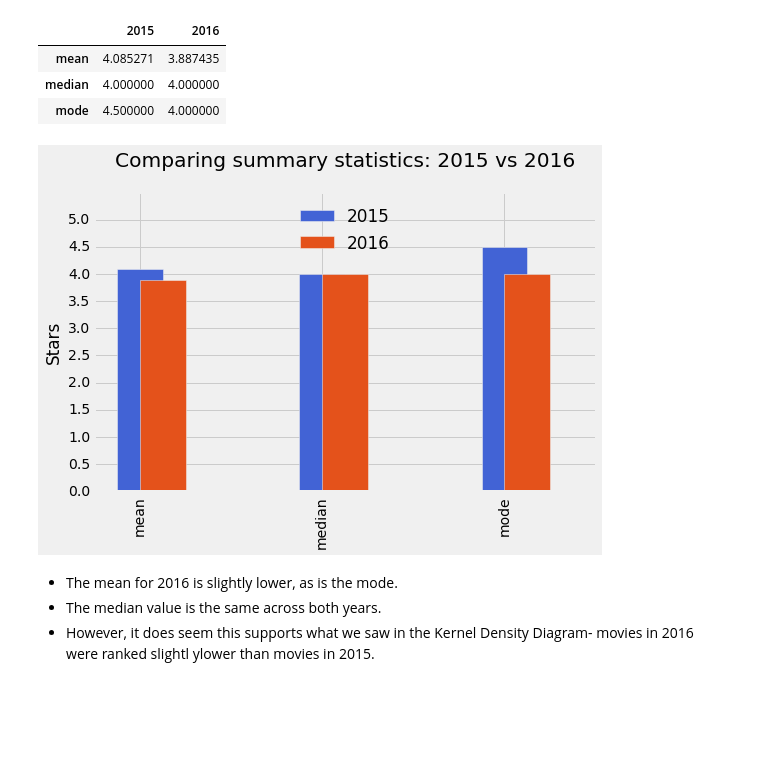
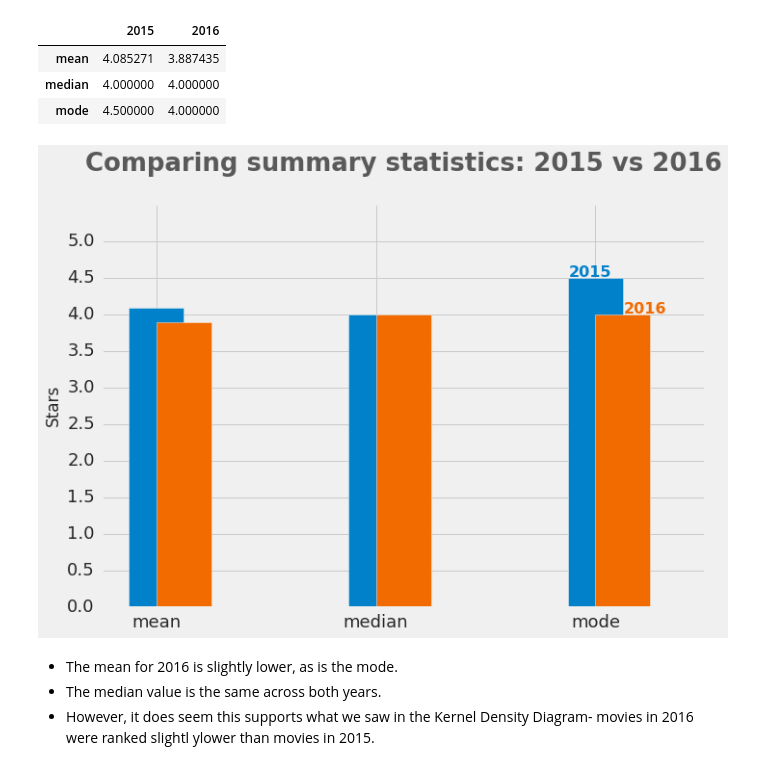
Before and after one commit to fcdiomede/Dataquest_Projects, a Jupyter notebook: Project_13/Fandango_Ratings_GP.ipynb, the cells around one changed output. Cells and saved outputs as stored; diff of their text form; code cells hidden in the pictures; blank space fills up the shorter version.

```diff
--- a/Project_13/Fandango_Ratings_GP.ipynb
+++ b/Project_13/Fandango_Ratings_GP.ipynb
@@ -159,14 +159,20 @@ import matplotlib.pyplot as plt
 from numpy import arange
 %matplotlib inline
 
+blue = (0/225, 114/225, 178/225)
+vermillion = (213/225, 94/225, 0/225)
+
 plt.style.use('fivethirtyeight')
-fandango_only_2015['Fandango_Stars'].plot.kde(label = '2015', legend = True, figsize = (8,5.5))
-fandango_only_2016['fandango'].plot.kde(label = '2016', legend = True)
+fandango_only_2015['Fandango_Stars'].plot.kde(label = '2015', color = blue, figsize = (10,7))
+fandango_only_2016['fandango'].plot.kde(label = '2016', color = vermillion)
 
-plt.title("Comparing distribution shapes for Fandango's ratings\n(2015 vs 2016)",
-          y = 1.07) #
+plt.title("Comparing distribution shapes for Fandango's ratings",
+          y = 1.07, fontsize = 26, weight = 'bold', alpha = .75 )
 plt.xlabel('Rating Values')
 plt.xlim(0,5)
 plt.xticks(arange(0,5.1,.5))
+plt.tick_params(axis = 'both', labelsize = 18)
+plt.text(x=4.03, y=.9, s = '2016', color= vermillion, weight='bold', rotation=-79, fontsize=16)
+plt.text(x=4.55, y=.75, s = '2015', color= blue, weight='bold', rotation=-78, fontsize=16)
 plt.show()
 # %% [output]
@@ -244,17 +250,20 @@ summary
 | mode | 4.500000 | 4.000000 |
 # %%
 plt.style.use('fivethirtyeight')
-summary['2015'].plot.bar(align= 'center', color = '#4263D5', label = '2015', width = .25)
-summary['2016'].plot.bar(align = 'edge', color = '#E4521B', label = '2016', width = .25, figsize = (8,5))
+summary['2015'].plot.bar(align= 'center', color = blue, label = '2015', width = .25, rot = 0)
+summary['2016'].plot.bar(align = 'edge', color = vermillion, label = '2016', width = .25, rot = 0, figsize = (10,7))
 
-plt.title('Comparing summary statistics: 2015 vs 2016', y = 1.07)
+plt.title('Comparing summary statistics: 2015 vs 2016',
+         y = 1.07, fontsize = 26, weight = 'bold', alpha = .75 )
 plt.ylim(0,5.5)
 plt.yticks(arange(0,5.1,.5))
 plt.ylabel('Stars')
-plt.legend(framealpha = 0, loc = 'upper center')
+plt.tick_params(axis = 'both', labelsize = 18)
+plt.text(x=2.13, y=4.01, s = '2016', color= vermillion, weight='bold', fontsize=16)
+plt.text(x=1.88, y=4.51, s = '2015', color= blue, weight='bold', fontsize=16)
 plt.show()
 # %% [output]
-[figure, old version]
+[figure, new version]
 # %% [markdown]
  - The mean for 2016 is slightly lower, as is the mode.
  - The median value is the same across both years.
```
Also changed, not shown: parts of 1 cell of this notebook.
